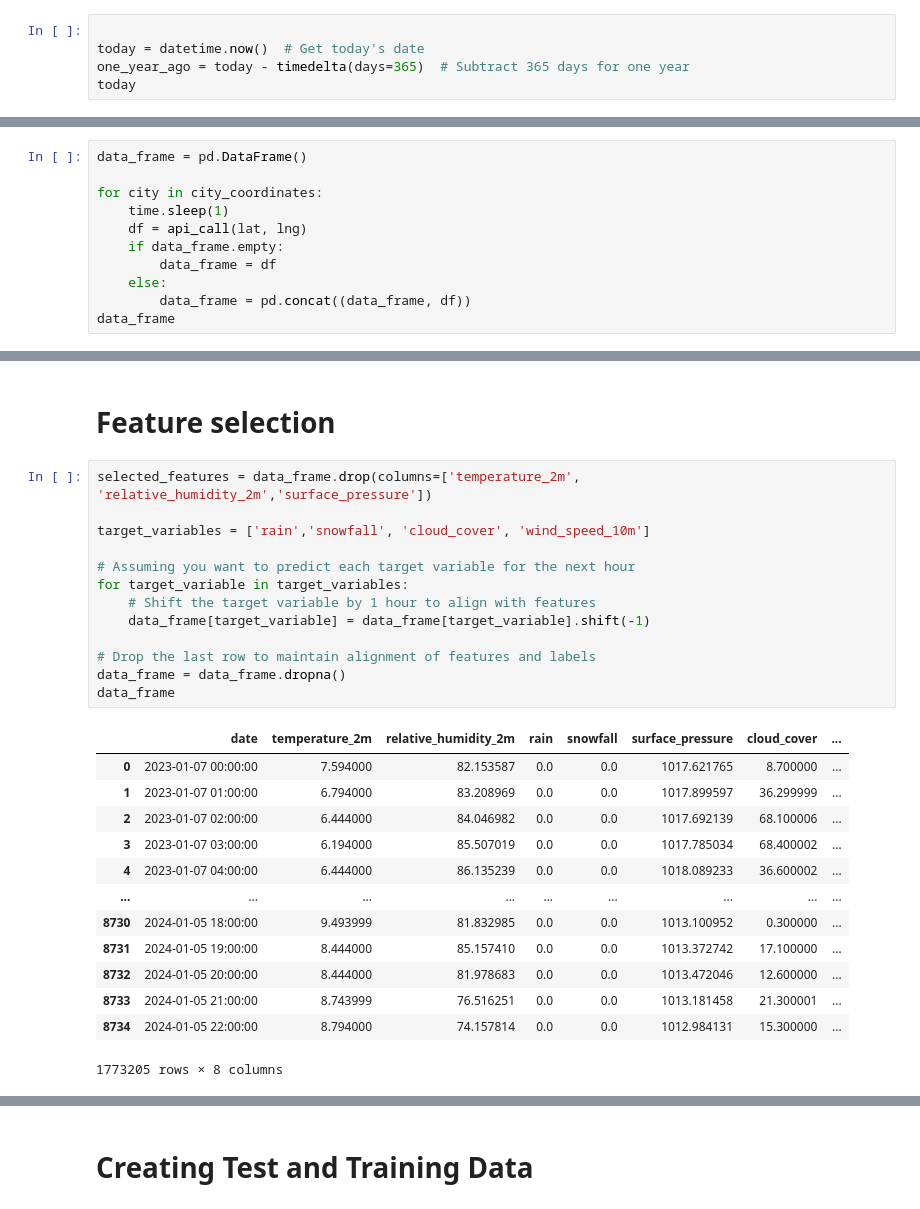
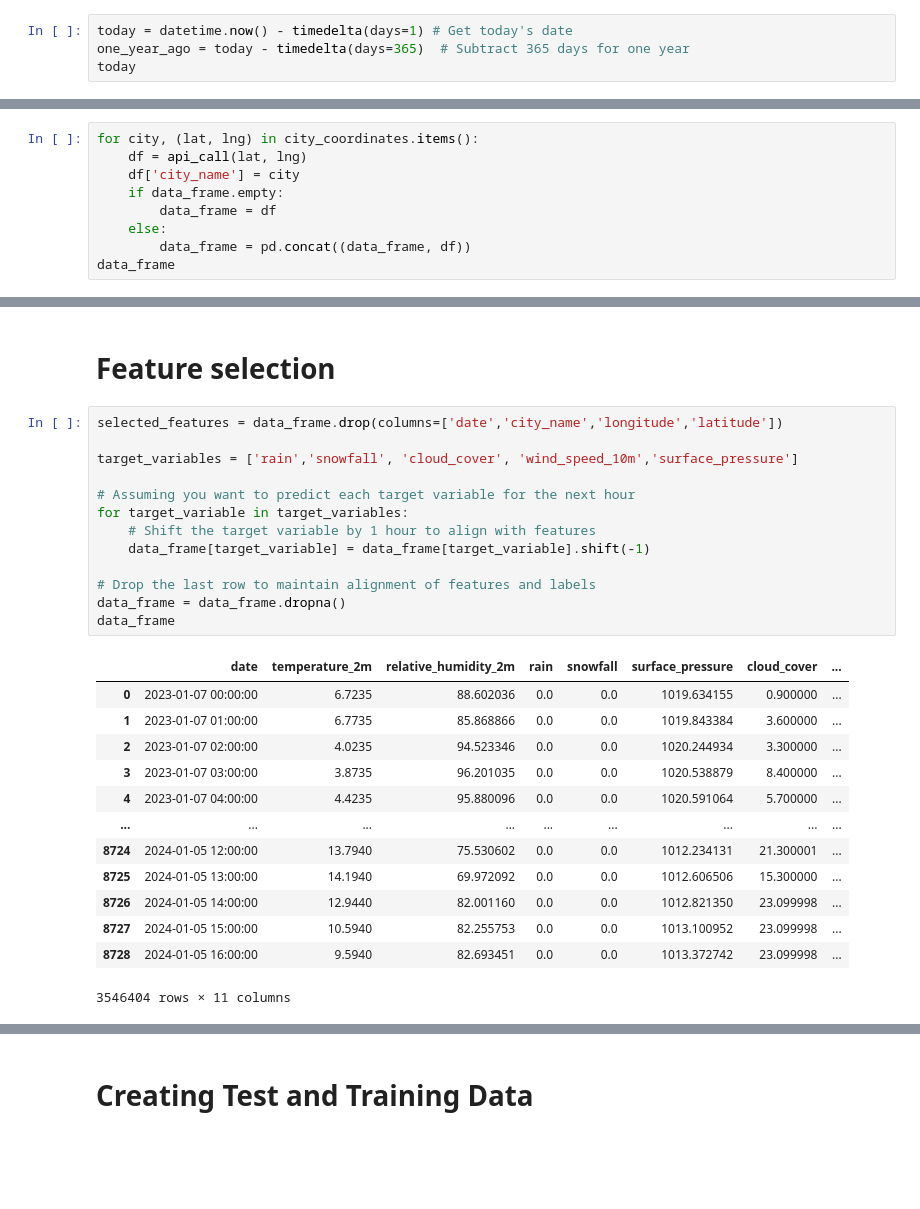
Before and after one commit to jbouveret18/Deep_Weather, a Jupyter notebook: Code.ipynb, the cells around one changed output, grey strips where cells are left out. Drawn from its saved outputs; the diff is of its cells as text; blank space fills up the shorter version.

```diff
--- a/Code.ipynb
+++ b/Code.ipynb
@@ -72,8 +73,7 @@ City: Darıca, Coordinates: (40.7797, 29.3945)
  'Serdivan': (40.7738, 30.3801),
  'Darıca': (40.7797, 29.3945)}
 # %%
-
-today = datetime.now()  # Get today's date
+today = datetime.now() - timedelta(days=1) # Get today's date
 one_year_ago = today - timedelta(days=365)  # Subtract 365 days for one year
 today
 # %% [output]
@@ -133,11 +128,9 @@ def api_call(lat,long):
 	hourly_dataframe = pd.DataFrame(data = hourly_data)
 	return hourly_dataframe
 # %%
-data_frame = pd.DataFrame()
-
-for city in city_coordinates:
-    time.sleep(1)
+for city, (lat, lng) in city_coordinates.items():
     df = api_call(lat, lng)
+    df['city_name'] = city
     if data_frame.empty:
         data_frame = df
     else:
@@ -186,32 +179,32 @@ data_frame.head()
 # %% [markdown]
 # Feature selection
 # %%
-selected_features = data_frame.drop(columns=['temperature_2m', 'relative_humidity_2m','surface_pressure'])
+selected_features = data_frame.drop(columns=['date','city_name','longitude','latitude'])
 
-target_variables = ['rain','snowfall', 'cloud_cover', 'wind_speed_10m']
+target_variables = ['rain','snowfall', 'cloud_cover', 'wind_speed_10m','surface_pressure']
 
 # Assuming you want to predict each target variable for the next hour
 for target_variable in target_variables:
     # Shift the target variable by 1 hour to align with features
     data_frame[target_variable] = data_frame[target_variable].shift(-1)
 
 # Drop the last row to maintain alignment of features and labels
 data_frame = data_frame.dropna()
 data_frame
 # %% [output]
 |  | date | temperature_2m | relative_humidity_2m | rain | snowfall | surface_pressure | cloud_cover | ... |
-| 0 | 2023-01-07 00:00:00 | 7.594000 | 82.153587 | 0.0 | 0.0 | 1017.621765 | 8.700000 | ... |
-| 1 | 2023-01-07 01:00:00 | 6.794000 | 83.208969 | 0.0 | 0.0 | 1017.899597 | 36.299999 | ... |
-| 2 | 2023-01-07 02:00:00 | 6.444000 | 84.046982 | 0.0 | 0.0 | 1017.692139 | 68.100006 | ... |
-| 3 | 2023-01-07 03:00:00 | 6.194000 | 85.507019 | 0.0 | 0.0 | 1017.785034 | 68.400002 | ... |
-| 4 | 2023-01-07 04:00:00 | 6.444000 | 86.135239 | 0.0 | 0.0 | 1018.089233 | 36.600002 | ... |
+| 0 | 2023-01-07 00:00:00 | 6.7235 | 88.602036 | 0.0 | 0.0 | 1019.634155 | 0.900000 | ... |
+| 1 | 2023-01-07 01:00:00 | 6.7735 | 85.868866 | 0.0 | 0.0 | 1019.843384 | 3.600000 | ... |
+| 2 | 2023-01-07 02:00:00 | 4.0235 | 94.523346 | 0.0 | 0.0 | 1020.244934 | 3.300000 | ... |
+| 3 | 2023-01-07 03:00:00 | 3.8735 | 96.201035 | 0.0 | 0.0 | 1020.538879 | 8.400000 | ... |
+| 4 | 2023-01-07 04:00:00 | 4.4235 | 95.880096 | 0.0 | 0.0 | 1020.591064 | 5.700000 | ... |
 | ... | ... | ... | ... | ... | ... | ... | ... | ... |
-| 8730 | 2024-01-05 18:00:00 | 9.493999 | 81.832985 | 0.0 | 0.0 | 1013.100952 | 0.300000 | ... |
-| 8731 | 2024-01-05 19:00:00 | 8.444000 | 85.157410 | 0.0 | 0.0 | 1013.372742 | 17.100000 | ... |
-| 8732 | 2024-01-05 20:00:00 | 8.444000 | 81.978683 | 0.0 | 0.0 | 1013.472046 | 12.600000 | ... |
-| 8733 | 2024-01-05 21:00:00 | 8.743999 | 76.516251 | 0.0 | 0.0 | 1013.181458 | 21.300001 | ... |
-| 8734 | 2024-01-05 22:00:00 | 8.794000 | 74.157814 | 0.0 | 0.0 | 1012.984131 | 15.300000 | ... |
+| 8724 | 2024-01-05 12:00:00 | 13.7940 | 75.530602 | 0.0 | 0.0 | 1012.234131 | 21.300001 | ... |
+| 8725 | 2024-01-05 13:00:00 | 14.1940 | 69.972092 | 0.0 | 0.0 | 1012.606506 | 15.300000 | ... |
+| 8726 | 2024-01-05 14:00:00 | 12.9440 | 82.001160 | 0.0 | 0.0 | 1012.821350 | 23.099998 | ... |
+| 8727 | 2024-01-05 15:00:00 | 10.5940 | 82.255753 | 0.0 | 0.0 | 1013.100952 | 23.099998 | ... |
+| 8728 | 2024-01-05 16:00:00 | 9.5940 | 82.693451 | 0.0 | 0.0 | 1013.372742 | 23.099998 | ... |
-1773205 rows × 8 columns
+3546404 rows × 11 columns
 # %%
 # Splitting features and labels
 X = data_frame[selected_features.columns]  # Features
```
Also changed, not shown: parts of 28 cells of this notebook.
